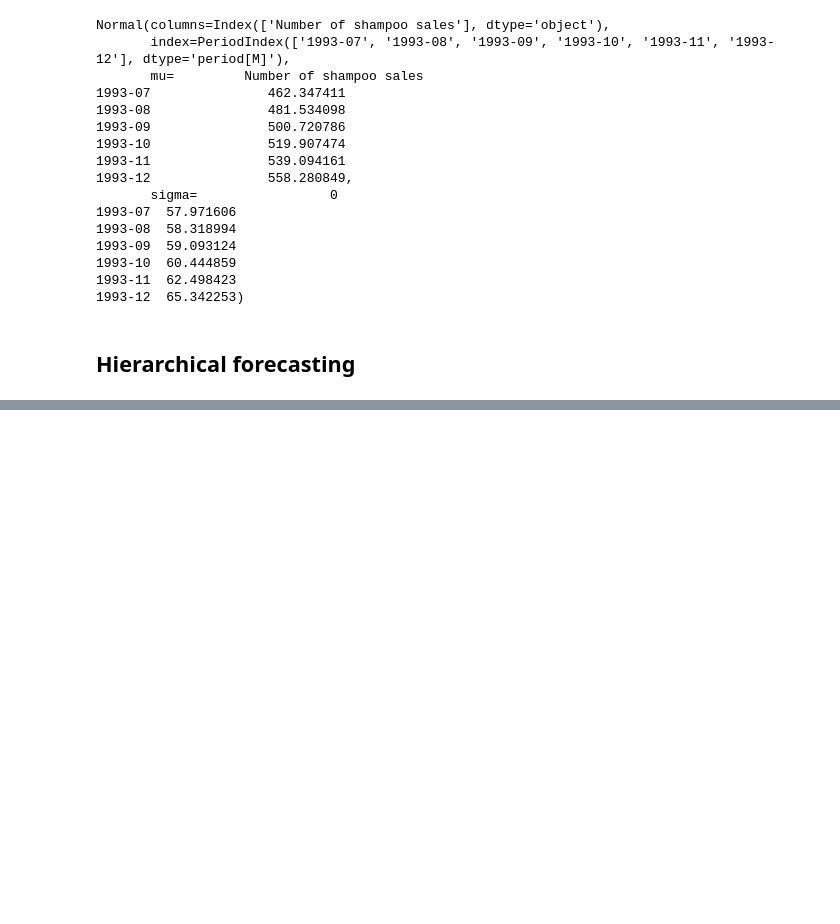
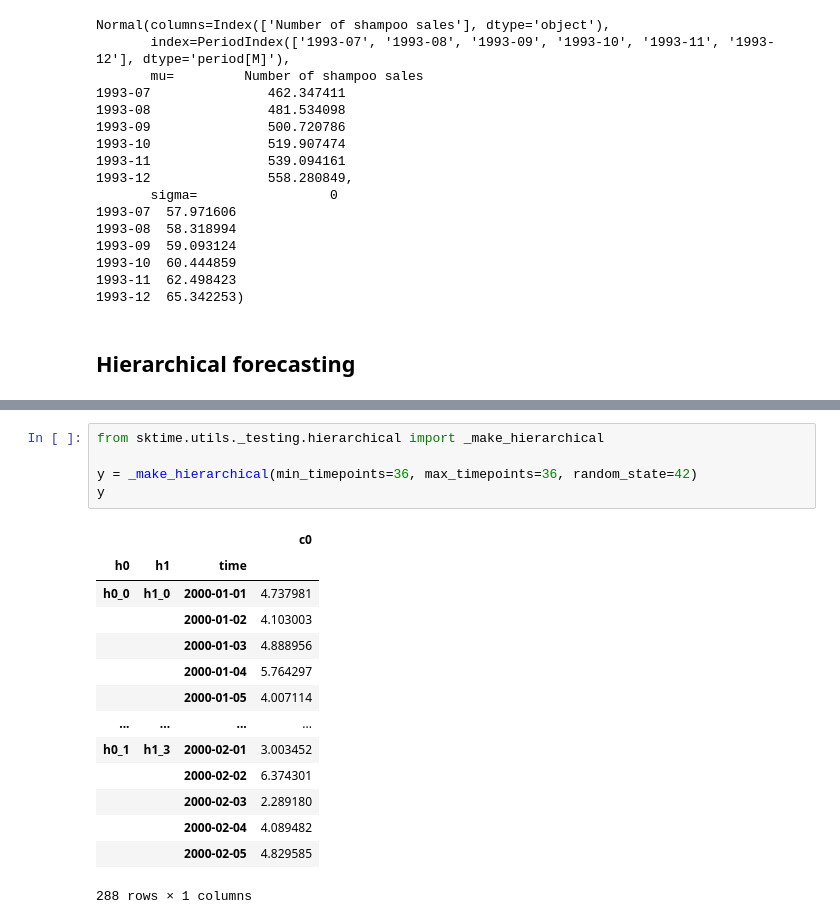
Before and after one commit to sktime/sktime-tutorial-ODSC-Europe-2023, a Jupyter notebook: notebooks/02_forecasting.ipynb, the cells around one changed output, grey strips where cells are left out. Saved outputs shown, nothing was run; the diff lists cells and outputs as text; blank space fills up the shorter version.

```diff
--- a/notebooks/02_forecasting.ipynb
+++ b/notebooks/02_forecasting.ipynb
@@ -495,0 +494,20 @@ Normal(columns=Index(['Number of shampoo sales'], dtype='object'),
+# %%
+from sktime.utils._testing.hierarchical import _make_hierarchical
+
+y = _make_hierarchical(min_timepoints=36, max_timepoints=36, random_state=42)
+y
+# %% [output]
+|  |  |  | c0 |
+| h0 | h1 | time |  |
+| h0_0 | h1_0 | 2000-01-01 | 4.737981 |
+|  |  | 2000-01-02 | 4.103003 |
+|  |  | 2000-01-03 | 4.888956 |
+|  |  | 2000-01-04 | 5.764297 |
+|  |  | 2000-01-05 | 4.007114 |
+| ... | ... | ... | ... |
+| h0_1 | h1_3 | 2000-02-01 | 3.003452 |
+|  |  | 2000-02-02 | 6.374301 |
+|  |  | 2000-02-03 | 2.289180 |
+|  |  | 2000-02-04 | 4.089482 |
+|  |  | 2000-02-05 | 4.829585 |
+288 rows × 1 columns
```
Also changed, not shown: parts of 40 cells of this notebook, 1 other file.
